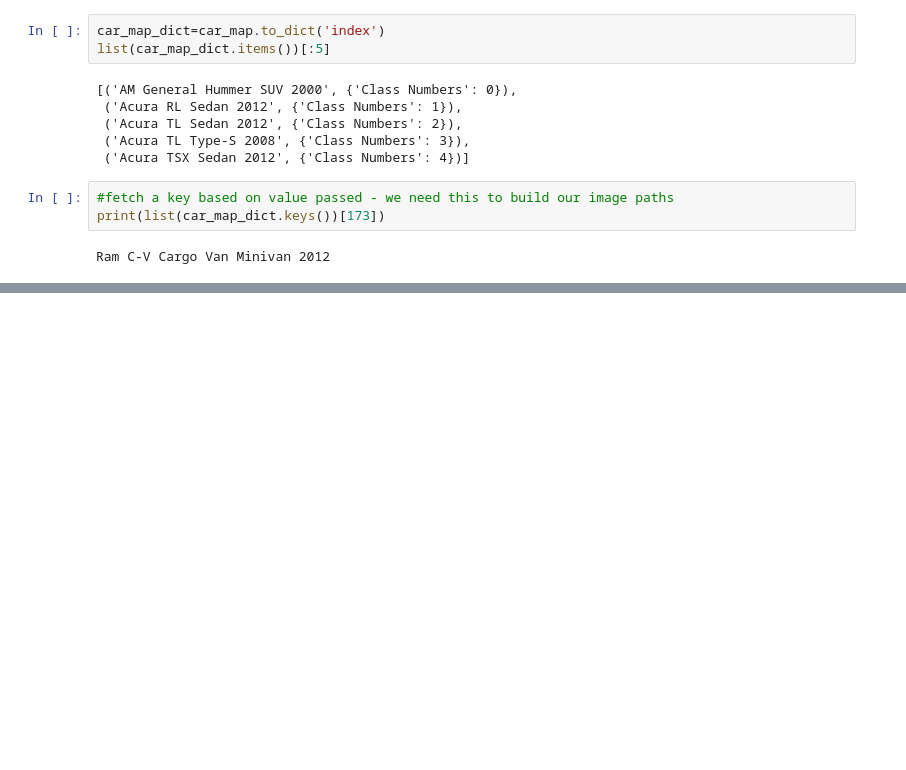
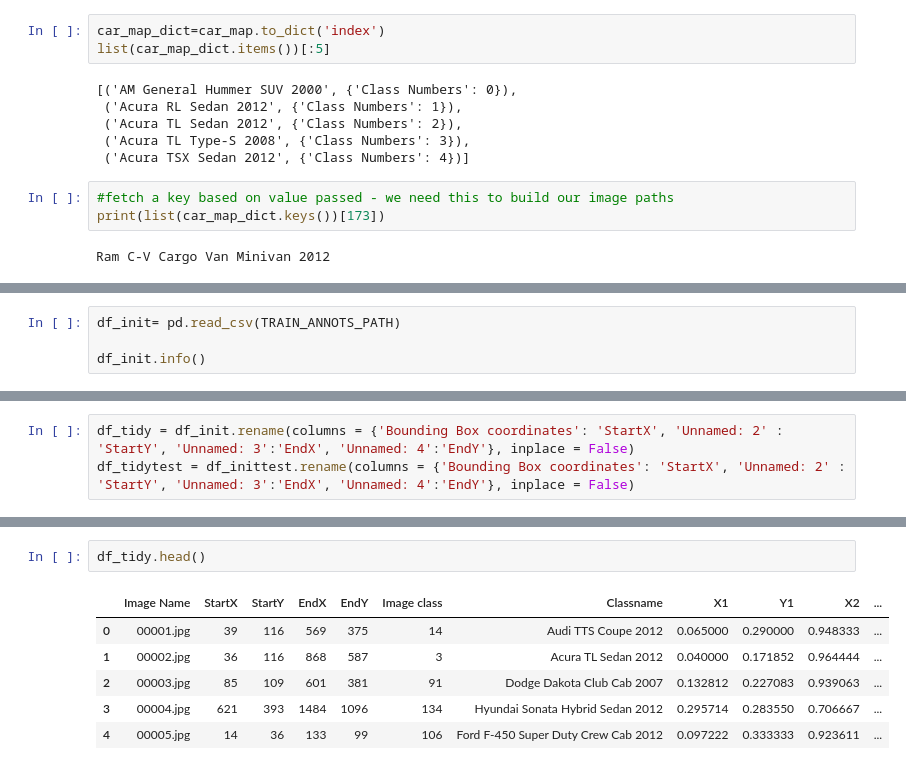
Before and after one commit to girijeshcse/car_finder, a Jupyter notebook: notebooks/Car_model_training.ipynb, the cells around one changed output, grey strips where cells are left out. Saved outputs shown, nothing was run; the diff lists cells and outputs as text; blank space fills up the shorter version.

```diff
--- a/notebooks/Car_model_training.ipynb
+++ b/notebooks/Car_model_training.ipynb
@@ -147,0 +123,4 @@ for row in Output:
+# %%
+df_init= pd.read_csv(TRAIN_ANNOTS_PATH)
+
+df_init.info()
@@ -147,0 +159,3 @@ for row in Output:
+# %%
+df_tidy = df_init.rename(columns = {'Bounding Box coordinates': 'StartX', 'Unnamed: 2' : 'StartY', 'Unnamed: 3':'EndX', 'Unnamed: 4':'EndY'}, inplace = False)
+df_tidytest = df_inittest.rename(columns = {'Bounding Box coordinates': 'StartX', 'Unnamed: 2' : 'StartY', 'Unnamed: 3':'EndX', 'Unnamed: 4':'EndY'}, inplace = False)
@@ -147,0 +223,9 @@ for row in Output:
+# %%
+df_tidy.head()
+# %% [output]
+|  | Image Name | StartX | StartY | EndX | EndY | Image class | Classname | X1 | Y1 | X2 | ... |
+| 0 | 00001.jpg | 39 | 116 | 569 | 375 | 14 | Audi TTS Coupe 2012 | 0.065000 | 0.290000 | 0.948333 | ... |
+| 1 | 00002.jpg | 36 | 116 | 868 | 587 | 3 | Acura TL Sedan 2012 | 0.040000 | 0.171852 | 0.964444 | ... |
+| 2 | 00003.jpg | 85 | 109 | 601 | 381 | 91 | Dodge Dakota Club Cab 2007 | 0.132812 | 0.227083 | 0.939063 | ... |
+| 3 | 00004.jpg | 621 | 393 | 1484 | 1096 | 134 | Hyundai Sonata Hybrid Sedan 2012 | 0.295714 | 0.283550 | 0.706667 | ... |
+| 4 | 00005.jpg | 14 | 36 | 133 | 99 | 106 | Ford F-450 Super Duty Crew Cab 2012 | 0.097222 | 0.333333 | 0.923611 | ... |
```
Also changed, not shown: parts of 29 cells of this notebook.
